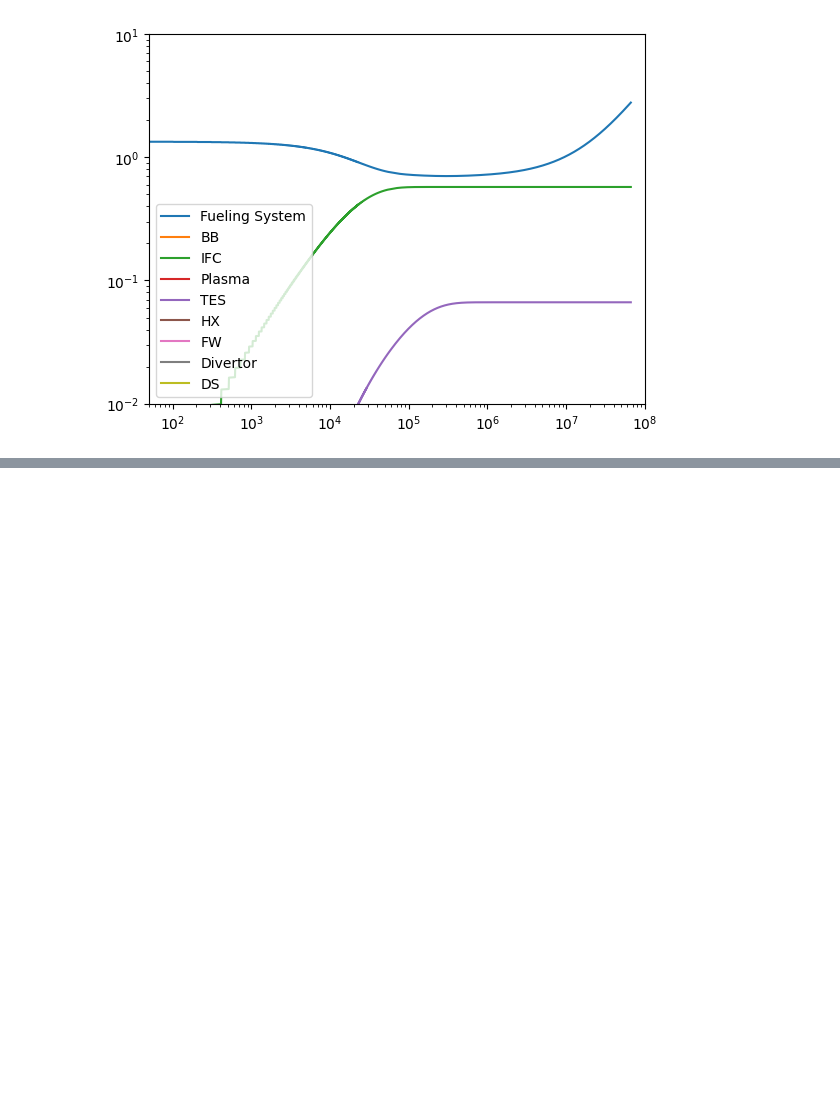
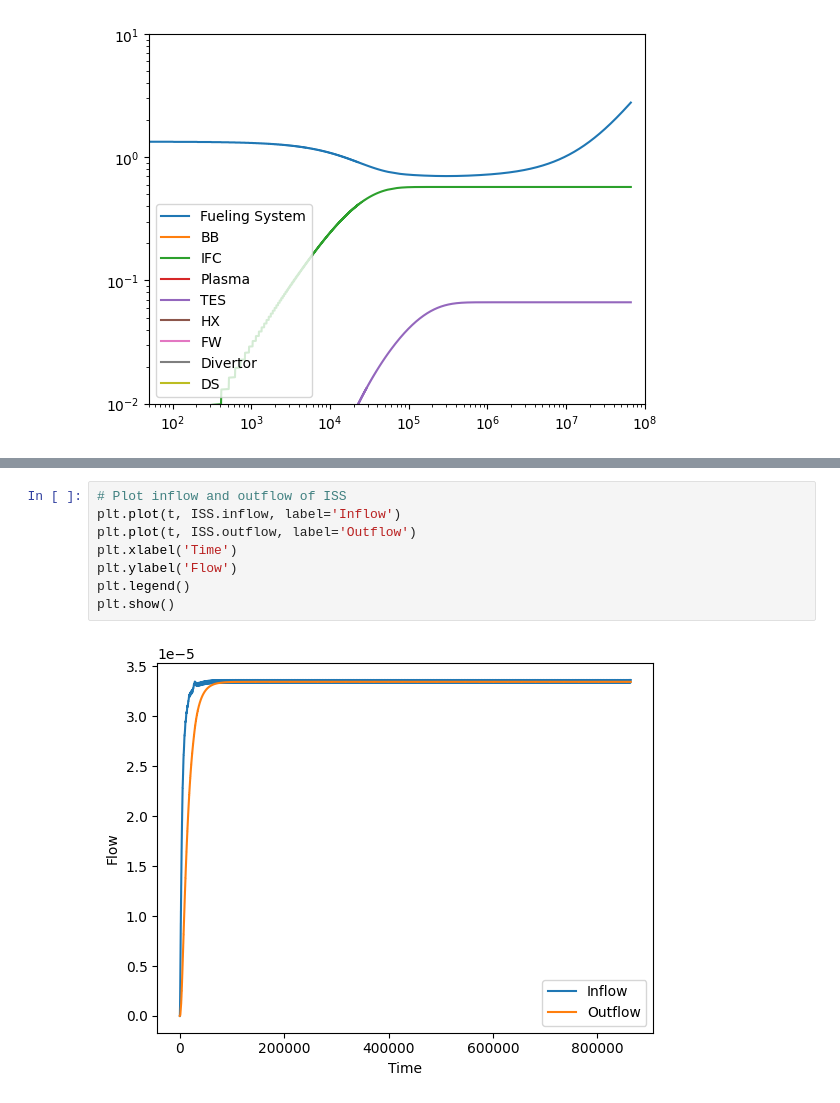
Before and after one commit to gabriele-ferrero/fuelcycle, a Jupyter notebook: test.ipynb, the cells around one changed output, grey strips where cells are left out. Drawn from its saved outputs; the diff is of its cells as text; blank space fills up the shorter version.

```diff
--- a/test.ipynb
+++ b/test.ipynb
@@ -581,0 +807,10 @@ Inflow of HX = 6.987549521379349e-08
+# %%
+# Plot inflow and outflow of ISS
+plt.plot(t, ISS.inflow, label='Inflow')
+plt.plot(t, ISS.outflow, label='Outflow')
+plt.xlabel('Time')
+plt.ylabel('Flow')
+plt.legend()
+plt.show()
+# %% [output]
+[figure, added]
```
Also changed, not shown: parts of 12 cells of this notebook, 6 other files.
